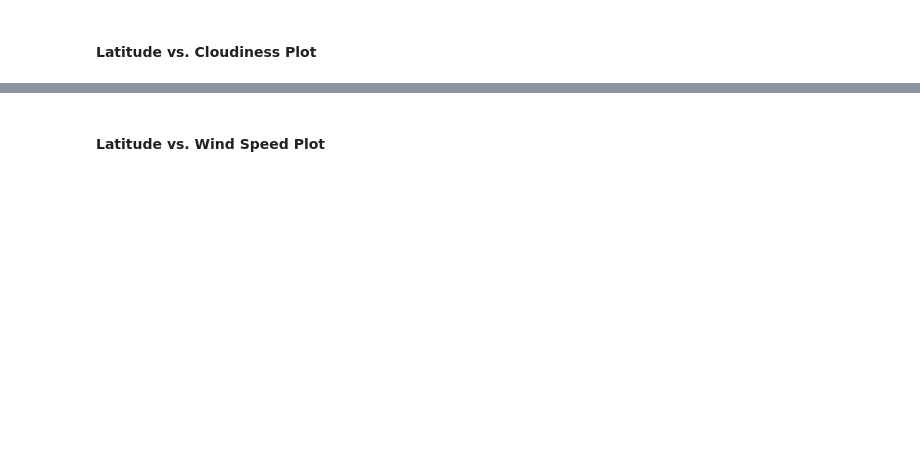
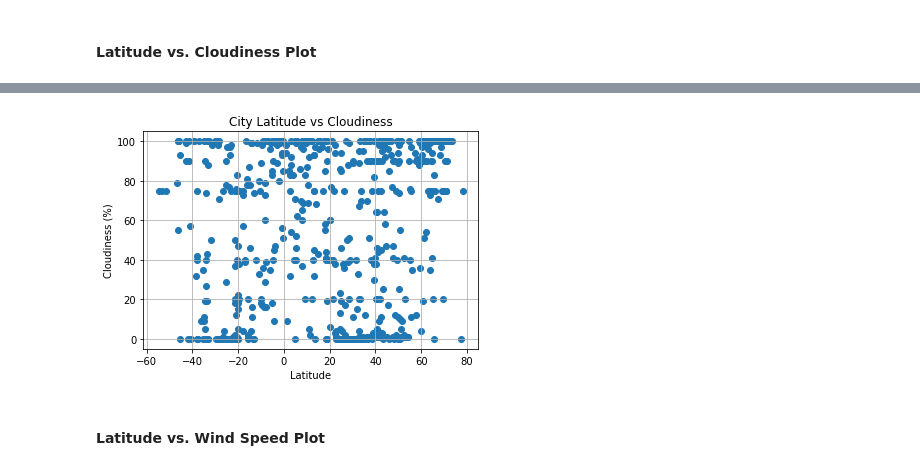
Before and after one commit to TheoF-C/python-api-challenge, a Jupyter notebook: WeatherPy/WeatherPy.ipynb, the cells around one changed output, grey strips where cells are left out. Saved outputs shown, nothing was run; the diff lists cells and outputs as text; code cells hidden in the pictures; blank space fills up the shorter version.

```diff
--- a/WeatherPy/WeatherPy.ipynb
+++ b/WeatherPy/WeatherPy.ipynb
@@ -146,2 +162,18 @@ city_dataframe.head(5)
+# %%
+# Plotting data points
+plt.scatter(city_dataframe['Lat'], city_dataframe['Cloudiness'])
+
+# Labeling Plot
+plt.title('City Latitude vs Cloudiness')
+plt.xlabel('Latitude')
+plt.ylabel('Cloudiness (%)')
+plt.grid()
+
+# Saving Plot
+plt.savefig('figures/LatitudeVsCloudiness.png')
+
+plt.show()
+# %% [output]
+[figure, added]
 # %% [markdown]
 #### Latitude vs. Wind Speed Plot
```
Also changed, not shown: parts of 8 cells of this notebook, 5 other files.
